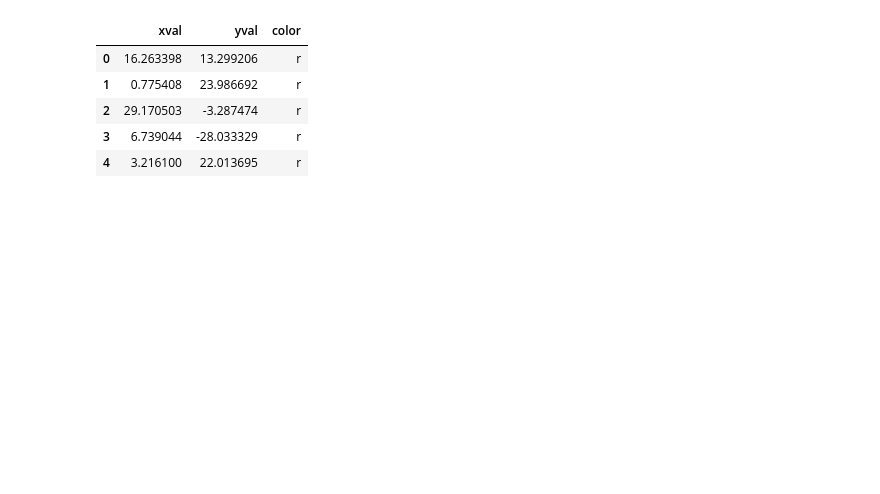
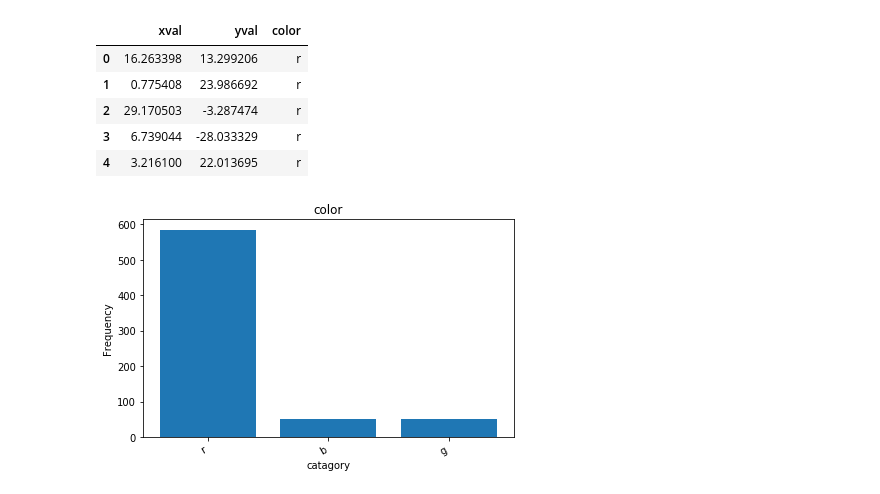
Before and after one commit to Jafari-AI/Neural-Networks, a Jupyter notebook: hw6.ipynb, the cells around one changed output. Drawn from its saved outputs; the diff is of its cells as text; code cells hidden in the pictures; blank space fills up the shorter version.

```diff
--- a/hw6.ipynb
+++ b/hw6.ipynb
@@ -53,0 +52,23 @@ n_classes = Y.shape[1]
+# %%
+theClasses = ['color']
+
+for catz in theClasses:
+
+    # create a figure and axis
+    fig, ax = plt.subplots()
+    # count the occurrence of each class
+    data = df[catz].value_counts()
+
+    # get x and y data
+    points = data.index
+    frequency = data.values
+    # create bar chart
+    ax.bar(points,frequency)
+    # set title and labels
+    ax.set_title(catz)
+    ax.set_xlabel('catagory')
+    ax.set_ylabel('Frequency')
+    plt.setp(ax.get_xticklabels(), rotation=30, horizontalalignment='right')
+    fig.tight_layout()
+# %% [output]
+[figure, added]
```
Also changed, not shown: parts of 50 cells of this notebook.
